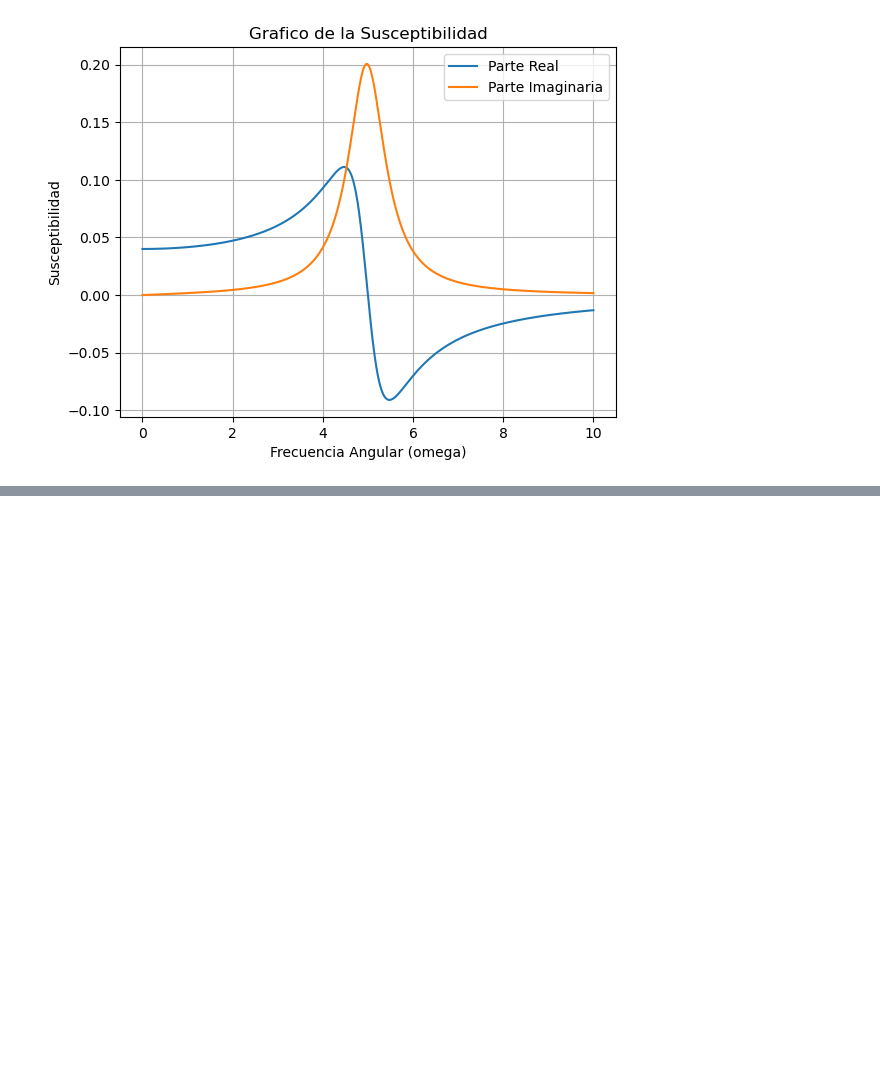
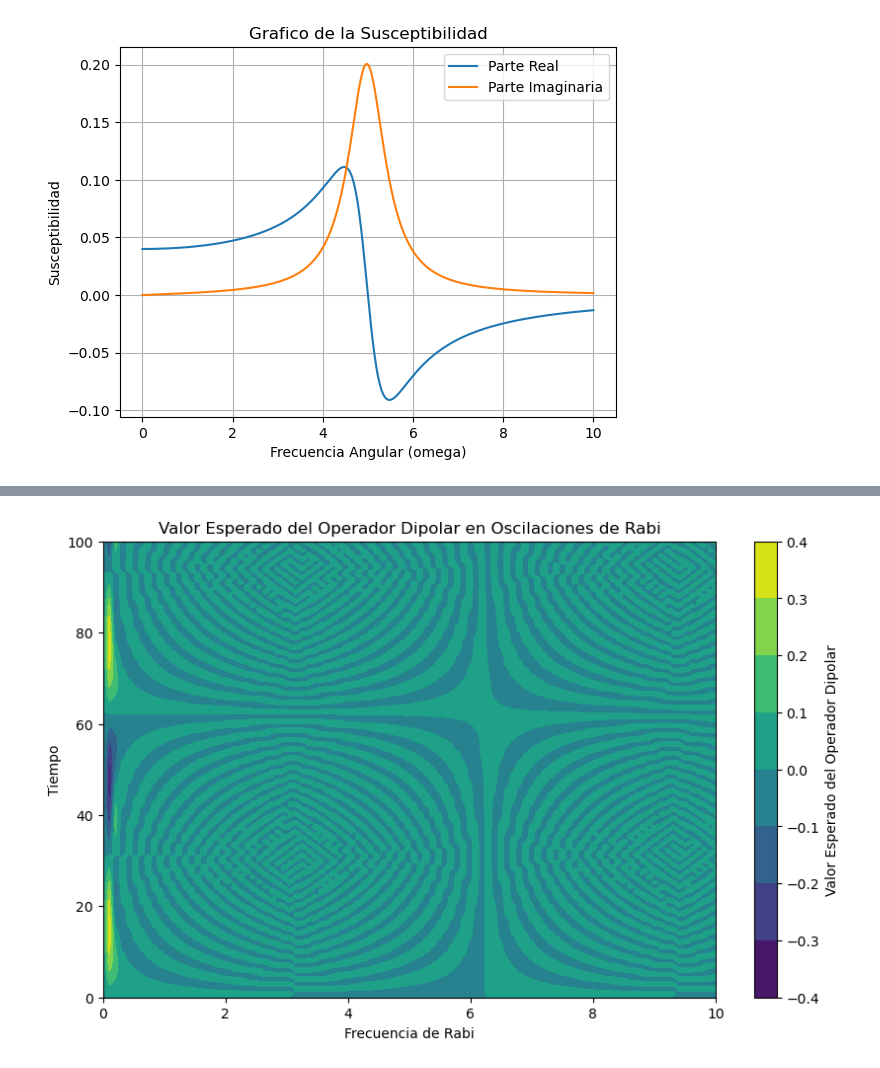
Before and after one commit to ComancheMario/Python-, a Jupyter notebook: Tesis/Sims.ipynb, the cells around one changed output, grey strips where cells are left out. Cells and saved outputs as stored; diff of their text form; code cells hidden in the pictures; blank space fills up the shorter version.

```diff
--- a/Tesis/Sims.ipynb
+++ b/Tesis/Sims.ipynb
@@ -93,0 +122,30 @@ plt.show()
+# %%
+import numpy as np
+import matplotlib.pyplot as plt
+
+# Definir la función para el valor esperado del operador dipolar
+def dipolar_value(rabi_freq, time):
+    # Por ejemplo, aquí podrías tener una función ficticia que devuelve un valor basado en la frecuencia de Rabi y el tiempo
+    return np.sin(rabi_freq * time) * np.exp(-time)
+
+
+# Definir el rango de valores para la frecuencia de Rabi y el tiempo
+rabi_freq_range = np.linspace(0, 10, 100)  # Cambia los límites y la cantidad de puntos según sea necesario
+time_range = np.linspace(0, 100, 100)  # Cambia los límites y la cantidad de puntos según sea necesario
+
+# Calcular el valor esperado del operador dipolar para cada combinación de frecuencia de Rabi y tiempo
+dipolar_values = np.zeros((len(rabi_freq_range), len(time_range)))
+for i, rabi_freq in enumerate(rabi_freq_range):
+    for j, time in enumerate(time_range):
+        dipolar_values[i, j] = dipolar_value(rabi_freq, time)
+
+# Graficar
+plt.figure(figsize=(10, 6))
+plt.contourf(rabi_freq_range, time_range, dipolar_values, cmap='viridis')
+plt.colorbar(label='Valor Esperado del Operador Dipolar')
+plt.xlabel('Frecuencia de Rabi')
+plt.ylabel('Tiempo')
+plt.title('Valor Esperado del Operador Dipolar en Oscilaciones de Rabi')
+plt.show()
+# %% [output]
+[figure, added]
```
Also changed, not shown: parts of 2 cells of this notebook.
